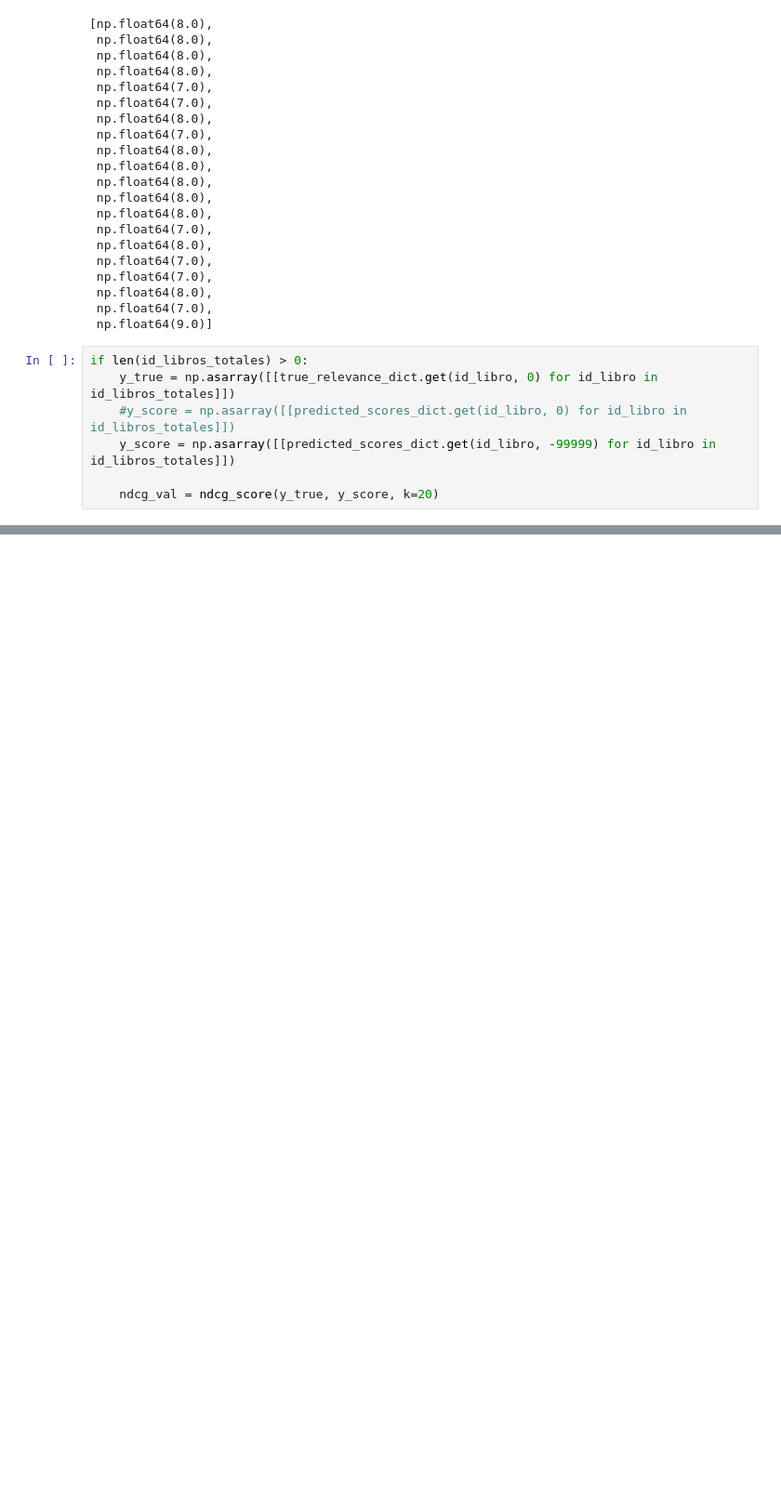
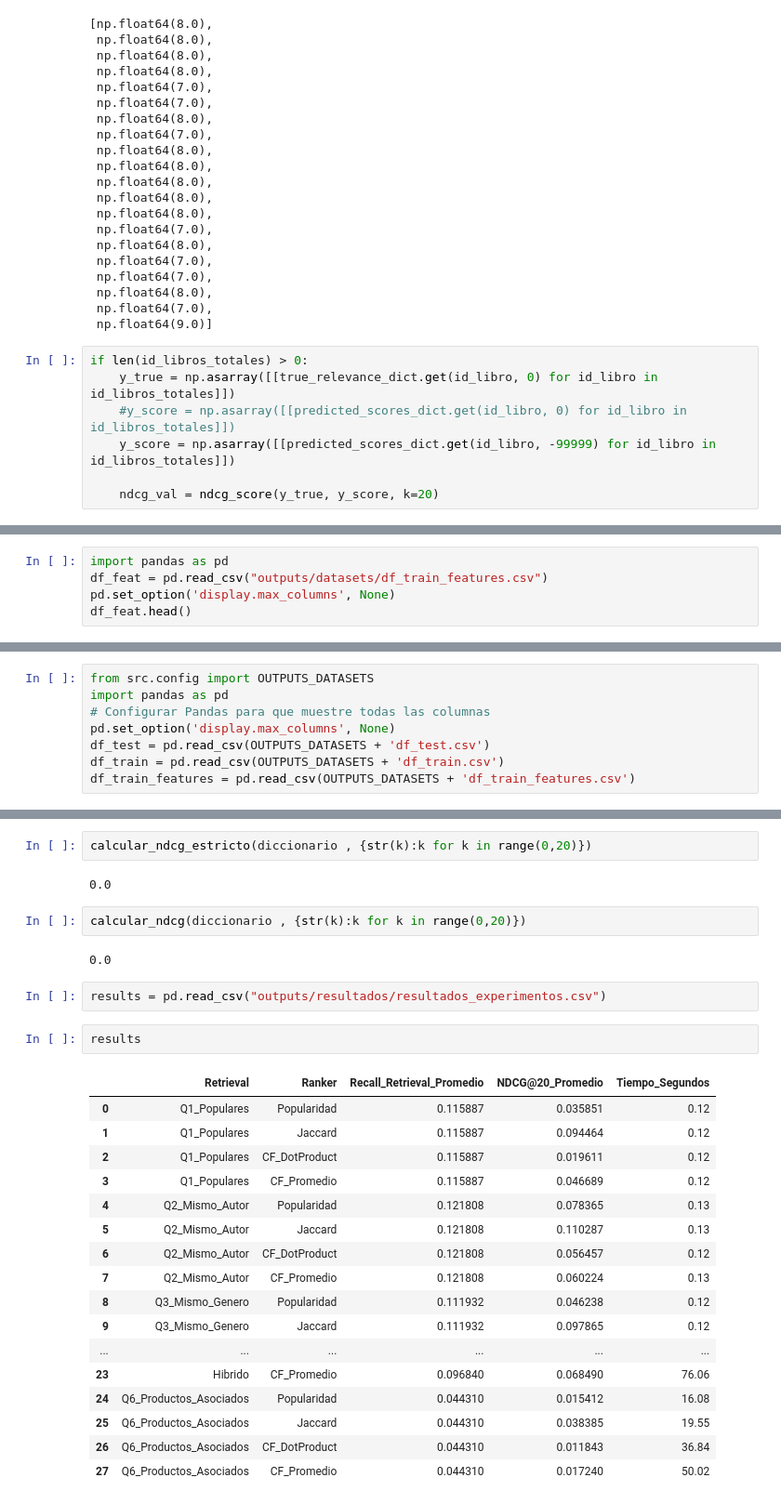
Before and after one commit to CLCHRISLOMBARDO/book-recommendation-system, a Jupyter notebook: test.ipynb, the cells around one changed output, grey strips where cells are left out. Shown at 93% size. Cells and saved outputs as stored; diff of their text form; blank space fills up the shorter version.

```diff
--- a/test.ipynb
+++ b/test.ipynb
@@ -454,0 +627,5 @@ if len(id_libros_totales) > 0:
+# %%
+import pandas as pd
+df_feat = pd.read_csv("outputs/datasets/df_train_features.csv")
+pd.set_option('display.max_columns', None)
+df_feat.head()
@@ -454,0 +649,8 @@ if len(id_libros_totales) > 0:
+# %%
+from src.config import OUTPUTS_DATASETS
+import pandas as pd
+# Configurar Pandas para que muestre todas las columnas
+pd.set_option('display.max_columns', None)
+df_test = pd.read_csv(OUTPUTS_DATASETS + 'df_test.csv')
+df_train = pd.read_csv(OUTPUTS_DATASETS + 'df_train.csv')
+df_train_features = pd.read_csv(OUTPUTS_DATASETS + 'df_train_features.csv')
@@ -454,0 +2066,30 @@ if len(id_libros_totales) > 0:
+# %%
+calcular_ndcg_estricto(diccionario , {str(k):k for k in range(0,20)})
+# %% [output]
+0.0
+# %%
+calcular_ndcg(diccionario , {str(k):k for k in range(0,20)})
+# %% [output]
+0.0
+# %%
+results = pd.read_csv("outputs/resultados/resultados_experimentos.csv")
+# %%
+results
+# %% [output]
+|  | Retrieval | Ranker | Recall_Retrieval_Promedio | NDCG@20_Promedio | Tiempo_Segundos |
+| 0 | Q1_Populares | Popularidad | 0.115887 | 0.035851 | 0.12 |
+| 1 | Q1_Populares | Jaccard | 0.115887 | 0.094464 | 0.12 |
+| 2 | Q1_Populares | CF_DotProduct | 0.115887 | 0.019611 | 0.12 |
+| 3 | Q1_Populares | CF_Promedio | 0.115887 | 0.046689 | 0.12 |
+| 4 | Q2_Mismo_Autor | Popularidad | 0.121808 | 0.078365 | 0.13 |
+| 5 | Q2_Mismo_Autor | Jaccard | 0.121808 | 0.110287 | 0.13 |
+| 6 | Q2_Mismo_Autor | CF_DotProduct | 0.121808 | 0.056457 | 0.12 |
+| 7 | Q2_Mismo_Autor | CF_Promedio | 0.121808 | 0.060224 | 0.13 |
+| 8 | Q3_Mismo_Genero | Popularidad | 0.111932 | 0.046238 | 0.12 |
+| 9 | Q3_Mismo_Genero | Jaccard | 0.111932 | 0.097865 | 0.12 |
+| ... | ... | ... | ... | ... | ... |
+| 23 | Hibrido | CF_Promedio | 0.096840 | 0.068490 | 76.06 |
+| 24 | Q6_Productos_Asociados | Popularidad | 0.044310 | 0.015412 | 16.08 |
+| 25 | Q6_Productos_Asociados | Jaccard | 0.044310 | 0.038385 | 19.55 |
+| 26 | Q6_Productos_Asociados | CF_DotProduct | 0.044310 | 0.011843 | 36.84 |
+| 27 | Q6_Productos_Asociados | CF_Promedio | 0.044310 | 0.017240 | 50.02 |
```
Also changed, not shown: parts of 156 cells of this notebook, 24 other files.
